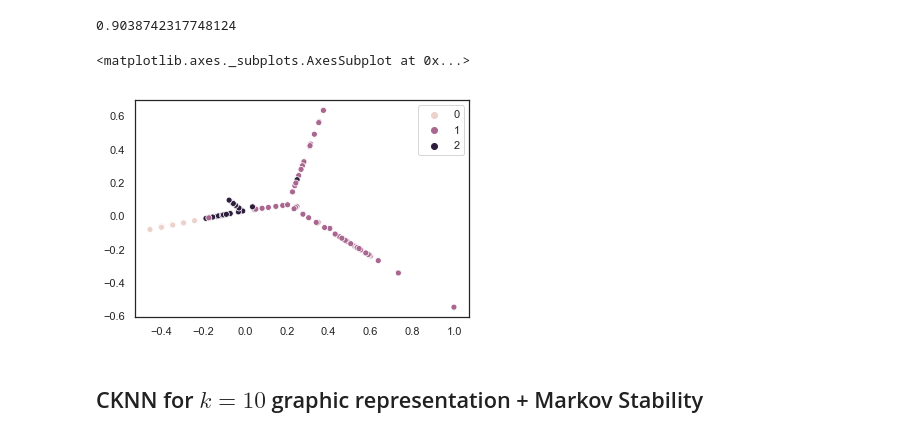
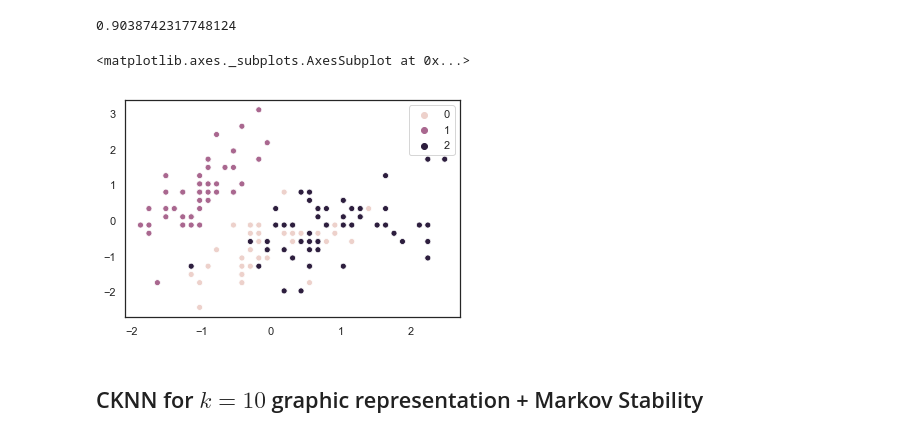
Before and after one commit to santiagoparaella/JournalClubAA19-20, a Jupyter notebook: Final.ipynb, the cells around one changed output. Saved outputs shown, nothing was run; the diff lists cells and outputs as text; code cells hidden in the pictures.

```diff
--- a/Final.ipynb
+++ b/Final.ipynb
@@ -95,10 +95,10 @@ ARI_GMM
 # %% [output]
 0.9038742317748124
 # %%
-sns.scatterplot(X[:, 0], X[:, 1], hue = y_cluster_gmm)
+sns.scatterplot(X_scaled_array[:, 0], X_scaled_array[:, 1], hue = y_cluster_gmm)
 # %% [output]
 <matplotlib.axes._subplots.AxesSubplot at 0x...>
-[figure, old version]
+[figure, new version]
 # %% [markdown]
 ## CKNN for $k = 10$ graphic representation + Markov Stability
 # %% [markdown]
```
Also changed, not shown: parts of 9 cells of this notebook.
